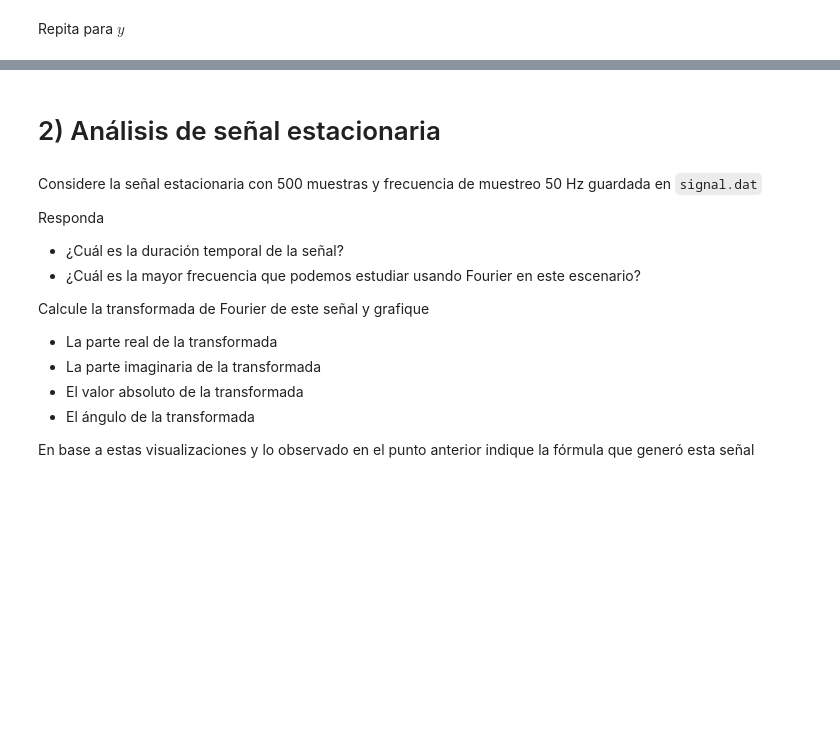
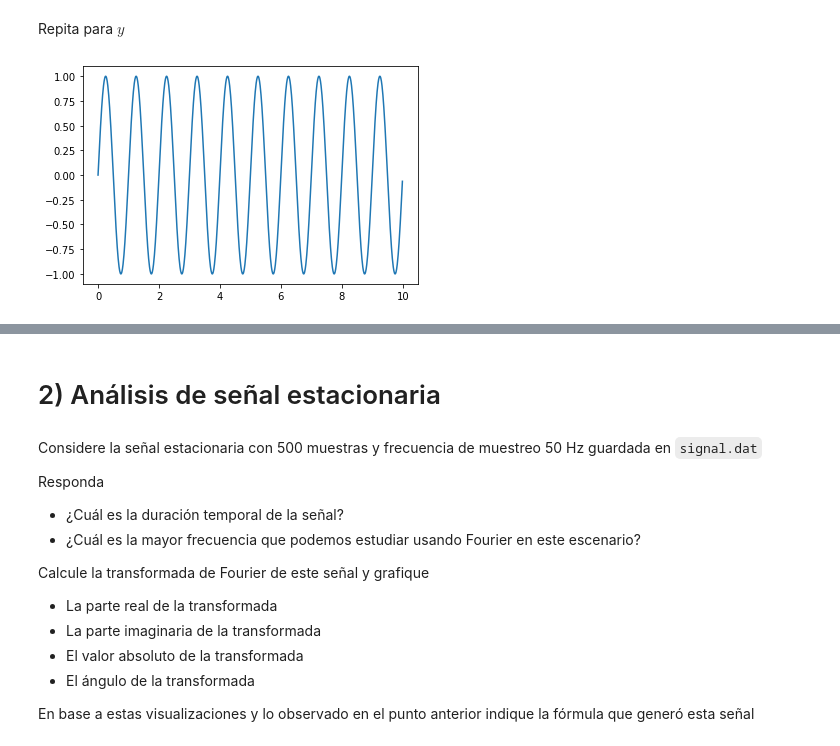
Before and after one commit to enzomarin/actividad1SisLin, a Jupyter notebook: info183_actividad_1.ipynb, the cells around one changed output, grey strips where cells are left out. Drawn from its saved outputs; the diff is of its cells as text; code cells hidden in the pictures; blank space fills up the shorter version.

```diff
--- a/info183_actividad_1.ipynb
+++ b/info183_actividad_1.ipynb
@@ -42,0 +91,7 @@ y = np.sin(2.0*np.pi*t)
+# %%
+t = np.arange(0.0, 10.0, step = 0.01)
+y = np.sin(2.0*np.pi*t)
+plt.figure()
+plt.plot(t,y);
+# %% [output]
+[figure, added]
```
Also changed, not shown: parts of 7 cells of this notebook, 1 other file.
